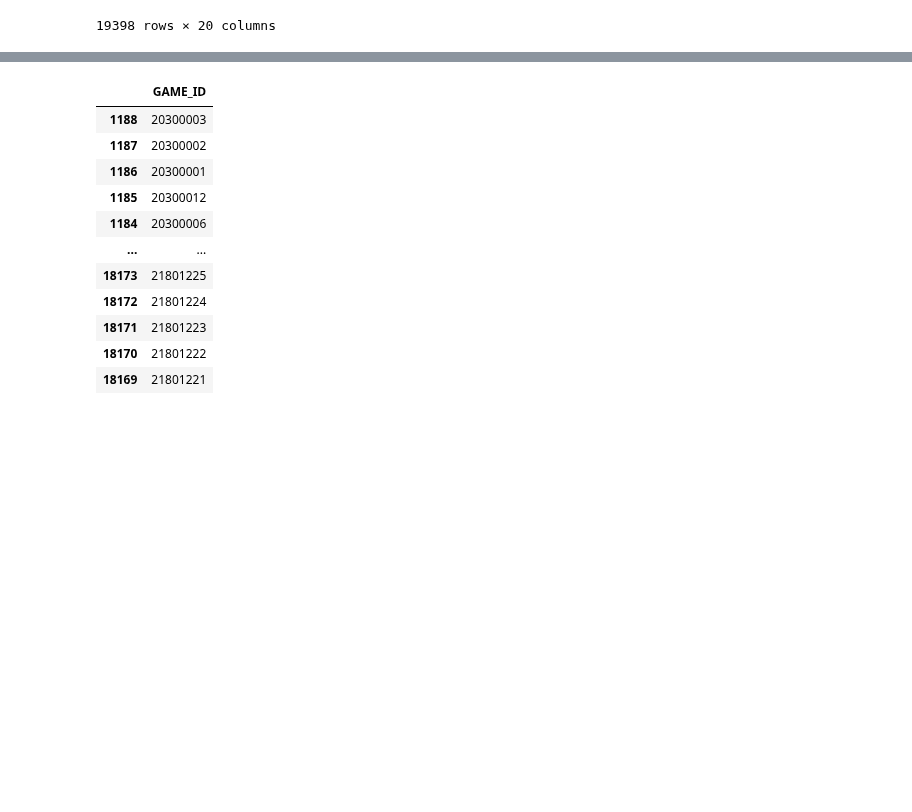
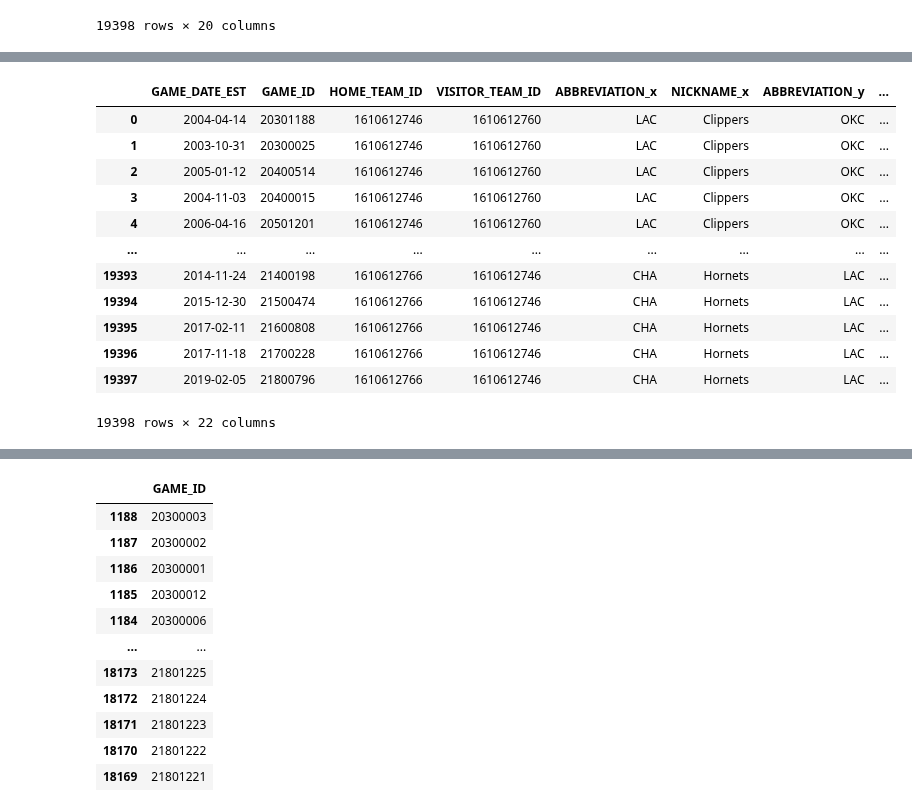
Before and after one commit to robertomanzanolopez/nba_statistics_prediction, a Jupyter notebook: modifing_dataframe.ipynb, the cells around one changed output, grey strips where cells are left out. Saved outputs shown, nothing was run; the diff lists cells and outputs as text; code cells hidden in the pictures; blank space fills up the shorter version.

```diff
--- a/modifing_dataframe.ipynb
+++ b/modifing_dataframe.ipynb
@@ -36,0 +119,20 @@ df
+# %%
+#ordenamos las columnas a nuestro antojo
+df_merge = df_merge[['GAME_DATE_EST', 'GAME_ID', 'HOME_TEAM_ID', 'VISITOR_TEAM_ID', 'ABBREVIATION_x', 'NICKNAME_x',\
+                     'ABBREVIATION_y', 'NICKNAME_y', 'SEASON', 'PTS_home', 'FG_PCT_home', 'FT_PCT_home', \
+                     'FG3_PCT_home', 'AST_home', 'REB_home', 'PTS_away', 'FG_PCT_away', 'FT_PCT_away', \
+                     'FG3_PCT_away', 'AST_away' ,'REB_away', 'HOME_TEAM_WINS']]
+# %% [output]
+|  | GAME_DATE_EST | GAME_ID | HOME_TEAM_ID | VISITOR_TEAM_ID | ABBREVIATION_x | NICKNAME_x | ABBREVIATION_y | ... |
+| 0 | 2004-04-14 | 20301188 | 1610612746 | 1610612760 | LAC | Clippers | OKC | ... |
+| 1 | 2003-10-31 | 20300025 | 1610612746 | 1610612760 | LAC | Clippers | OKC | ... |
+| 2 | 2005-01-12 | 20400514 | 1610612746 | 1610612760 | LAC | Clippers | OKC | ... |
+| 3 | 2004-11-03 | 20400015 | 1610612746 | 1610612760 | LAC | Clippers | OKC | ... |
+| 4 | 2006-04-16 | 20501201 | 1610612746 | 1610612760 | LAC | Clippers | OKC | ... |
+| ... | ... | ... | ... | ... | ... | ... | ... | ... |
+| 19393 | 2014-11-24 | 21400198 | 1610612766 | 1610612746 | CHA | Hornets | LAC | ... |
+| 19394 | 2015-12-30 | 21500474 | 1610612766 | 1610612746 | CHA | Hornets | LAC | ... |
+| 19395 | 2017-02-11 | 21600808 | 1610612766 | 1610612746 | CHA | Hornets | LAC | ... |
+| 19396 | 2017-11-18 | 21700228 | 1610612766 | 1610612746 | CHA | Hornets | LAC | ... |
+| 19397 | 2019-02-05 | 21800796 | 1610612766 | 1610612746 | CHA | Hornets | LAC | ... |
+19398 rows × 22 columns
```
Also changed, not shown: parts of 8 cells of this notebook.
